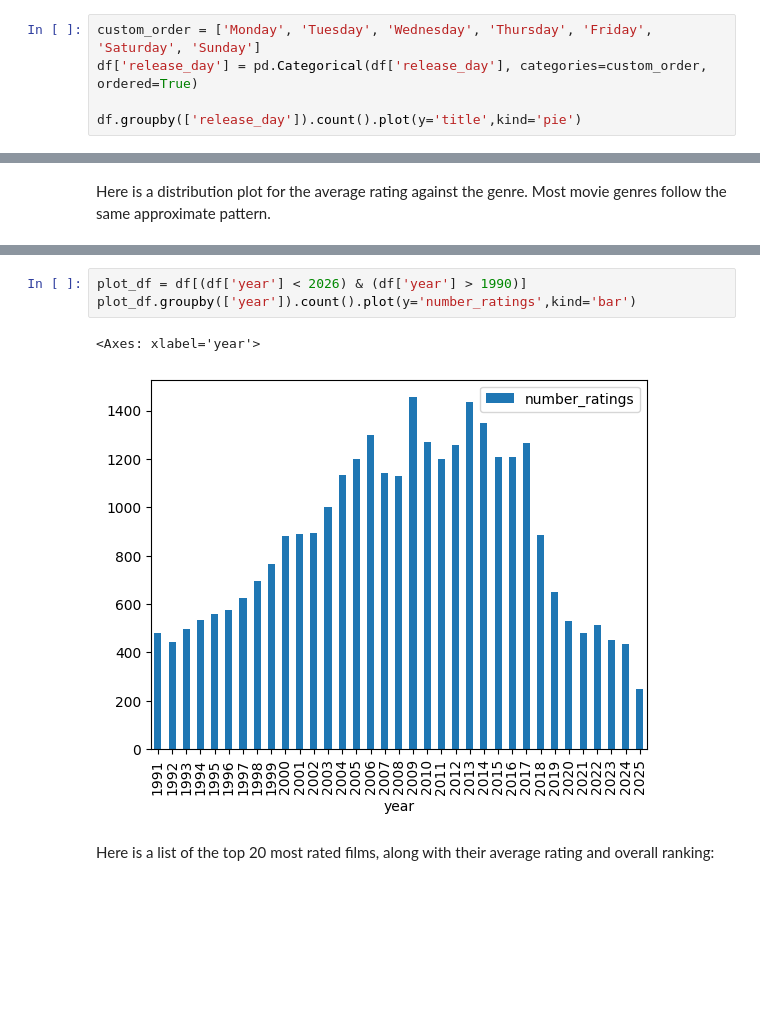
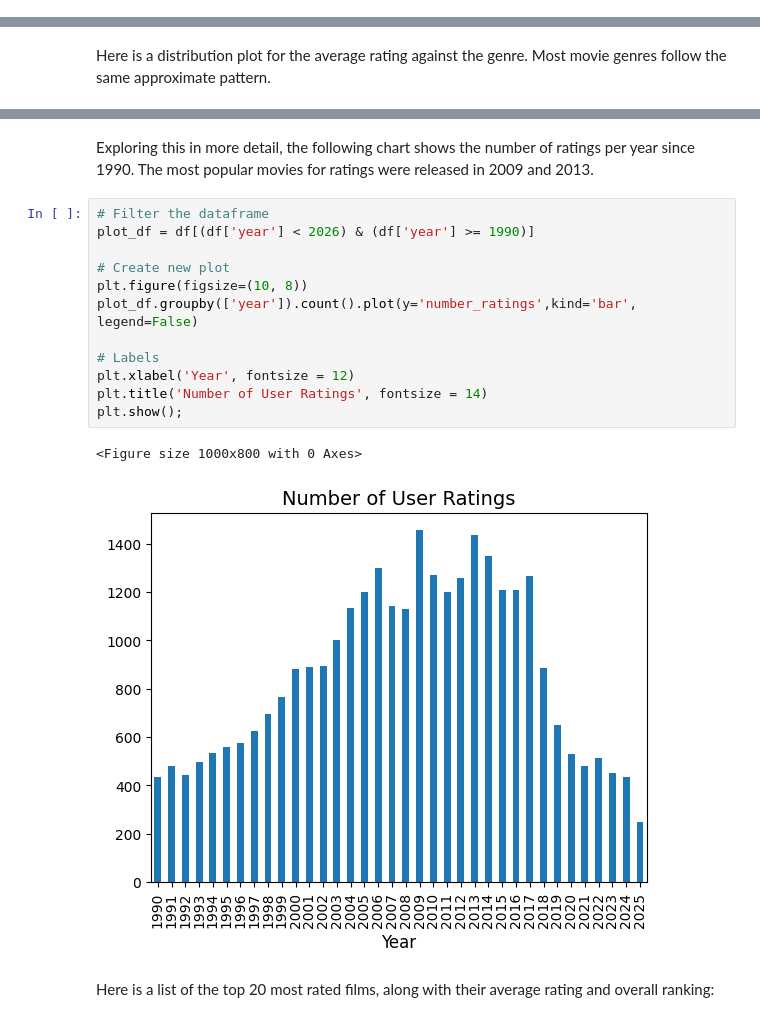
Before and after one commit to daemonchild/cardiffmet-dat5004-big-data-management, a Jupyter notebook: task_1/task1_filmcrave_web_scraping.ipynb, the cells around one changed output, grey strips where cells are left out. Drawn from its saved outputs; the diff is of its cells as text; blank space fills up the shorter version.

Commit message:
Task 1 updates - graphs

```diff
--- a/task_1/task1_filmcrave_web_scraping.ipynb
+++ b/task_1/task1_filmcrave_web_scraping.ipynb
@@ -732,5 +891,0 @@ Cinema goers often like to be among the first to see a new movie on the day it c
-# %%
-custom_order = ['Monday', 'Tuesday', 'Wednesday', 'Thursday', 'Friday', 'Saturday', 'Sunday']
-df['release_day'] = pd.Categorical(df['release_day'], categories=custom_order, ordered=True)
-
-df.groupby(['release_day']).count().plot(y='title',kind='pie')
@@ -798,9 +966,20 @@ plot_df.groupby(['decade']).count().plot(y='number_ratings',kind='bar')
+# %% [markdown]
+Exploring this in more detail, the following chart shows the number of ratings per year since 1990. The most popular movies for ratings were released in 2009 and 2013.
 # %%
-plot_df = df[(df['year'] < 2026) & (df['year'] > 1990)]
-plot_df.groupby(['year']).count().plot(y='number_ratings',kind='bar')
+# Filter the dataframe
+plot_df = df[(df['year'] < 2026) & (df['year'] >= 1990)]
+
+# Create new plot
+plt.figure(figsize=(10, 8))
+plot_df.groupby(['year']).count().plot(y='number_ratings',kind='bar', legend=False)
+
+# Labels
+plt.xlabel('Year', fontsize = 12)
+plt.title('Number of User Ratings', fontsize = 14)
+plt.show();
 # %% [output]
-<Axes: xlabel='year'>
+<Figure size 1000x800 with 0 Axes>
-[figure, old version]
+[figure, new version]
 # %% [markdown]
 Here is a list of the top 20 most rated films, along with their average rating and overall ranking:
 # %%
```
Also changed, not shown: parts of 61 cells of this notebook, 1 other file.
